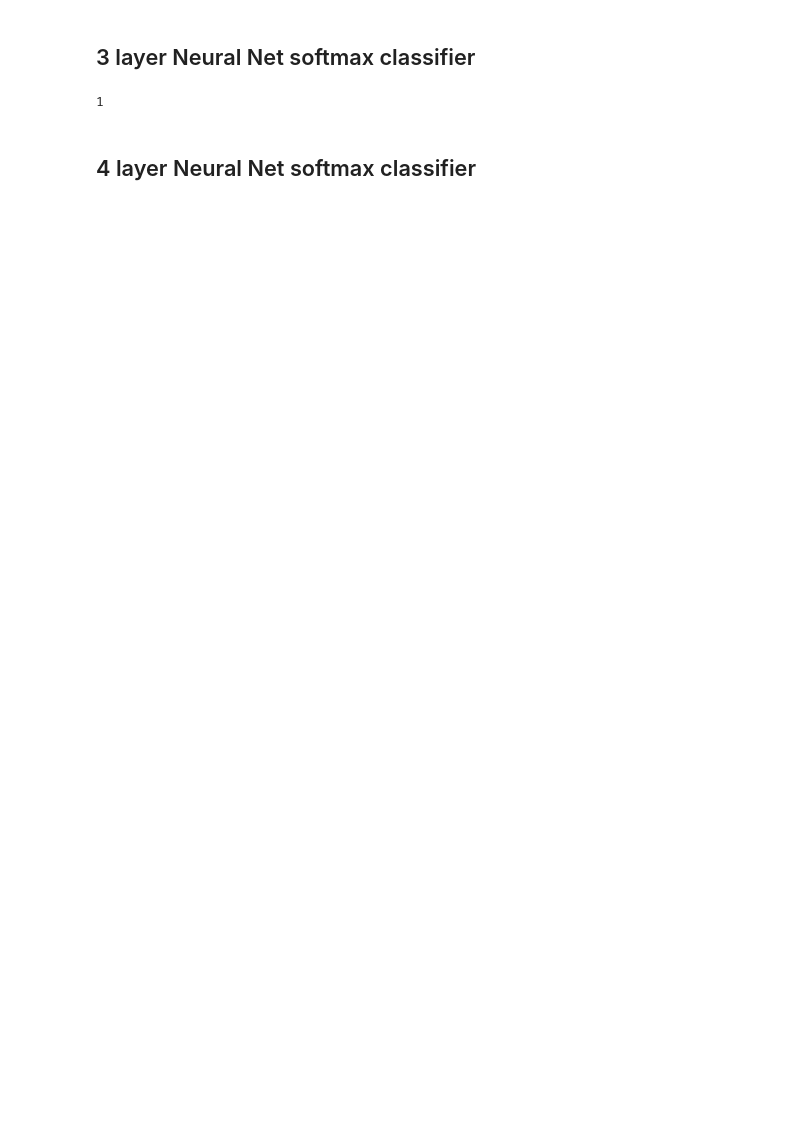
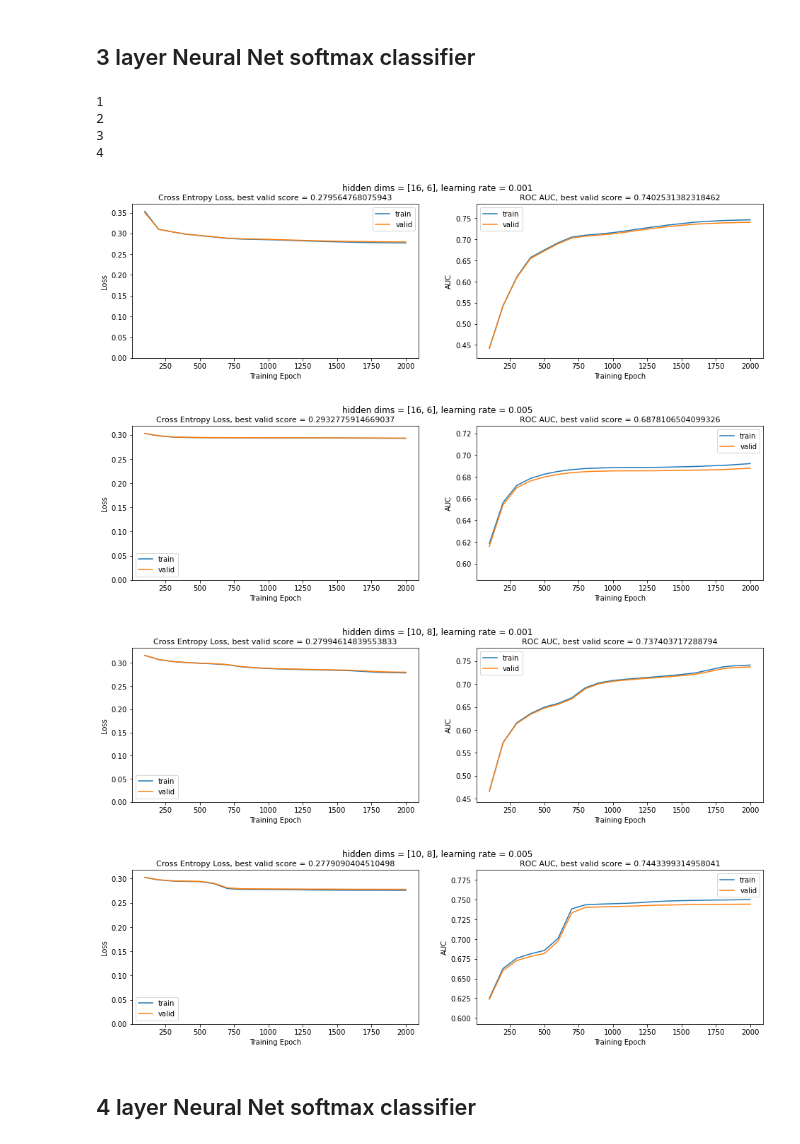
Before and after one commit to KrishnaManeeshaDendukuri/ift6758, a Jupyter notebook: ift6758-project-template-main/notebooks/Q6_M2_neural_net.ipynb, the cells around one changed output. Saved outputs shown, nothing was run; the diff lists cells and outputs as text; code cells hidden in the pictures; blank space fills up the shorter version.

```diff
--- a/ift6758-project-template-main/notebooks/Q6_M2_neural_net.ipynb
+++ b/ift6758-project-template-main/notebooks/Q6_M2_neural_net.ipynb
@@ -269,33 +300,42 @@ for hidden_dims in [[16,6], [10,8]]:
 
                 epochs_list.append(i+1)
                 losses.append(loss.item())
                 losses_valid.append(loss_valid.item())
                 train_rocs.append(roc_auc)
                 valid_rocs.append(roc_auc_valid)
 
         # plot metrics
         fig, axs = plt.subplots(1, 2, figsize=(16, 4))
         fig.suptitle(f'hidden dims = {hidden_dims}, learning rate = {lr}')
         axs[0].plot(epochs_list, losses)
         axs[0].plot(epochs_list, losses_valid)
         axs[0].set_title(f'Cross Entropy Loss, best valid score = {min(losses_valid)}', fontsize=11)
         axs[0].legend(labels = ['train', 'valid'])
         axs[0].set_ylabel('Loss')
         axs[0].set_xlabel('Training Epoch')
         axs[0].set_ylim([0, 1.05*max([max(losses), max(losses_valid)])])
 
         axs[1].plot(epochs_list, train_rocs)
         axs[1].plot(epochs_list, valid_rocs)
         axs[1].set_title(f'ROC AUC, best valid score = {max(valid_rocs)}', fontsize=11)
         axs[1].legend(labels = ['train', 'valid'])
         axs[1].set_ylabel('AUC')
         axs[1].set_xlabel('Training Epoch')
         axs[1].set_ylim([ 0.95*min([min(train_rocs), min(valid_rocs)]), 1.05*max([max(train_rocs), max(valid_rocs)])])
 
+        experiment.log_figure(figure=fig, figure_name=f'training curves for hidden dim = {hidden_dims}, learning rate = {lr}')
+
         print(jj)
         jj += 1
 # %% [output]
 1
+2
+3
+4
+[figure, added]
+[figure, added]
+[figure, added]
+[figure, added]
 # %% [markdown]
 ## 4 layer Neural Net softmax classifier
 # %%
```
Also changed, not shown: parts of 28 cells of this notebook, 15 other files.
